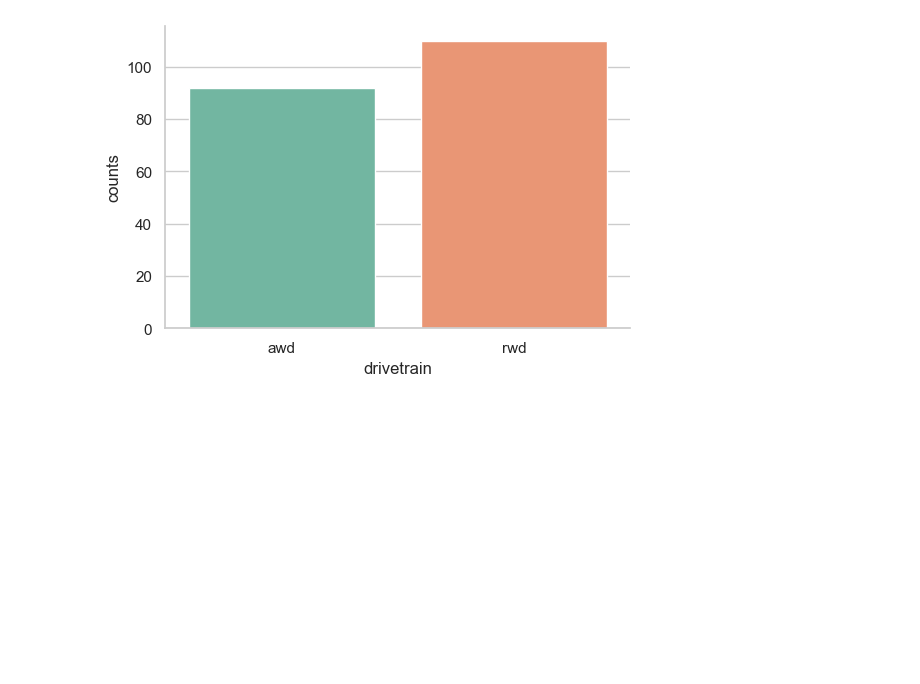
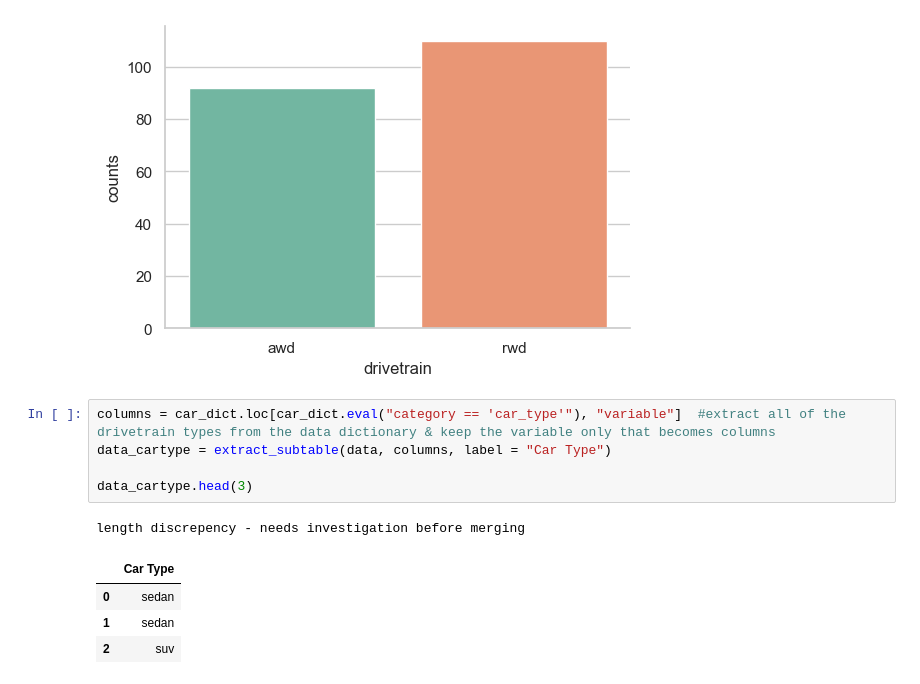
Before and after one commit to emcbride09/Lin_reg_car_data_project, a Jupyter notebook: 2-exploration.ipynb, the cells around one changed output. Cells and saved outputs as stored; diff of their text form; blank space fills up the shorter version.

```diff
--- a/2-exploration.ipynb
+++ b/2-exploration.ipynb
@@ -184,3 +182,14 @@ sns.barplot(x="drivetrain", y="counts", data=freq)
 # %% [output]
 <AxesSubplot:xlabel='drivetrain', ylabel='counts'>
 [figure]
+# %%
+columns = car_dict.loc[car_dict.eval("category == 'car_type'"), "variable"]  #extract all of the drivetrain types from the data dictionary & keep the variable only that becomes columns
+data_cartype = extract_subtable(data, columns, label = "Car Type")
+
+data_cartype.head(3)
+# %% [output]
+length discrepency - needs investigation before merging
+|  | Car Type |
+| 0 | sedan |
+| 1 | sedan |
+| 2 | suv |
```
Also changed, not shown: parts of 4 cells of this notebook, 1 other file.
